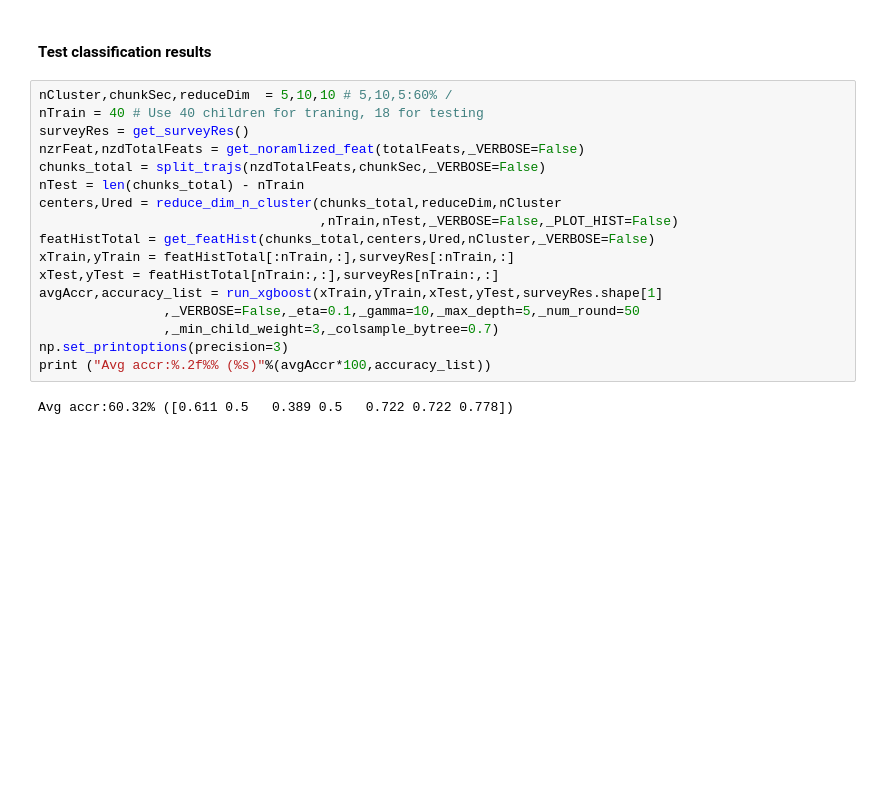
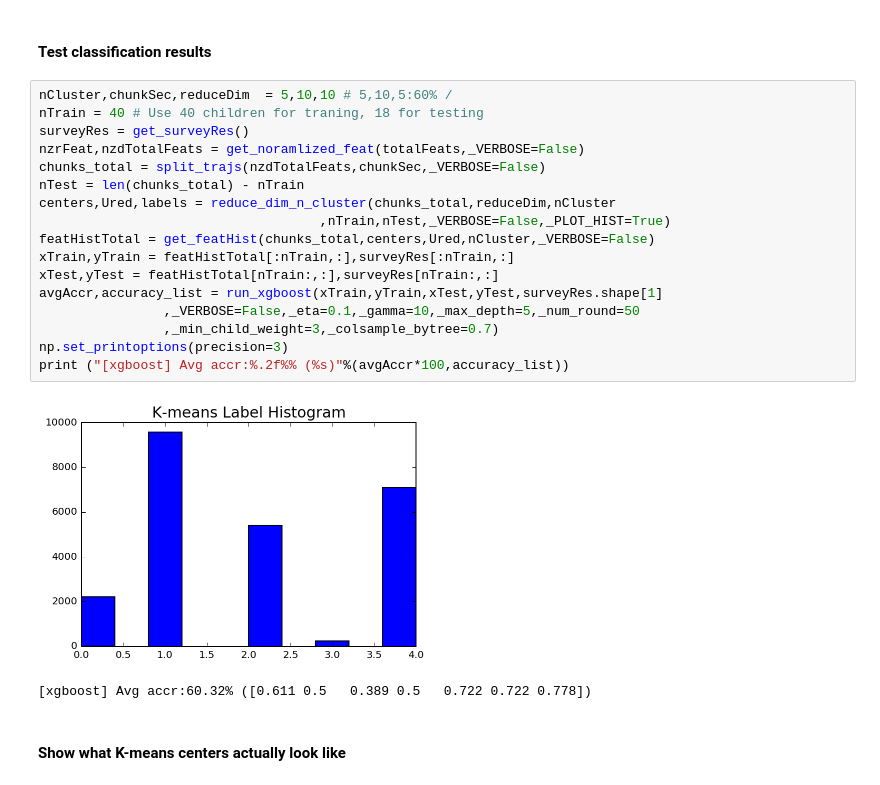
Before and after one commit to sjchoi86/child_bm, a Jupyter notebook: code/main.ipynb, the cells around one changed output. Saved outputs shown, nothing was run; the diff lists cells and outputs as text; blank space fills up the shorter version.

```diff
--- a/code/main.ipynb
+++ b/code/main.ipynb
@@ -32,19 +35,22 @@ if ANIMATE_TRAJ:
 # %%
 nCluster,chunkSec,reduceDim  = 5,10,10 # 5,10,5:60% /
 nTrain = 40 # Use 40 children for traning, 18 for testing
 surveyRes = get_surveyRes()
 nzrFeat,nzdTotalFeats = get_noramlized_feat(totalFeats,_VERBOSE=False)
 chunks_total = split_trajs(nzdTotalFeats,chunkSec,_VERBOSE=False)
 nTest = len(chunks_total) - nTrain
-centers,Ured = reduce_dim_n_cluster(chunks_total,reduceDim,nCluster
-                                    ,nTrain,nTest,_VERBOSE=False,_PLOT_HIST=False)
+centers,Ured,labels = reduce_dim_n_cluster(chunks_total,reduceDim,nCluster
+                                    ,nTrain,nTest,_VERBOSE=False,_PLOT_HIST=True)
 featHistTotal = get_featHist(chunks_total,centers,Ured,nCluster,_VERBOSE=False)
 xTrain,yTrain = featHistTotal[:nTrain,:],surveyRes[:nTrain,:]
 xTest,yTest = featHistTotal[nTrain:,:],surveyRes[nTrain:,:]
 avgAccr,accuracy_list = run_xgboost(xTrain,yTrain,xTest,yTest,surveyRes.shape[1]
                 ,_VERBOSE=False,_eta=0.1,_gamma=10,_max_depth=5,_num_round=50
                 ,_min_child_weight=3,_colsample_bytree=0.7)
 np.set_printoptions(precision=3)
-print ("Avg accr:%.2f%% (%s)"%(avgAccr*100,accuracy_list))
+print ("[xgboost] Avg accr:%.2f%% (%s)"%(avgAccr*100,accuracy_list))
 # %% [output]
+[figure, added]
-Avg accr:60.32% ([0.611 0.5   0.389 0.5   0.722 0.722 0.778])
+[xgboost] Avg accr:60.32% ([0.611 0.5   0.389 0.5   0.722 0.722 0.778])
+# %% [markdown]
+#### Show what K-means centers actually look like
```
Also changed, not shown: parts of 8 cells of this notebook.
